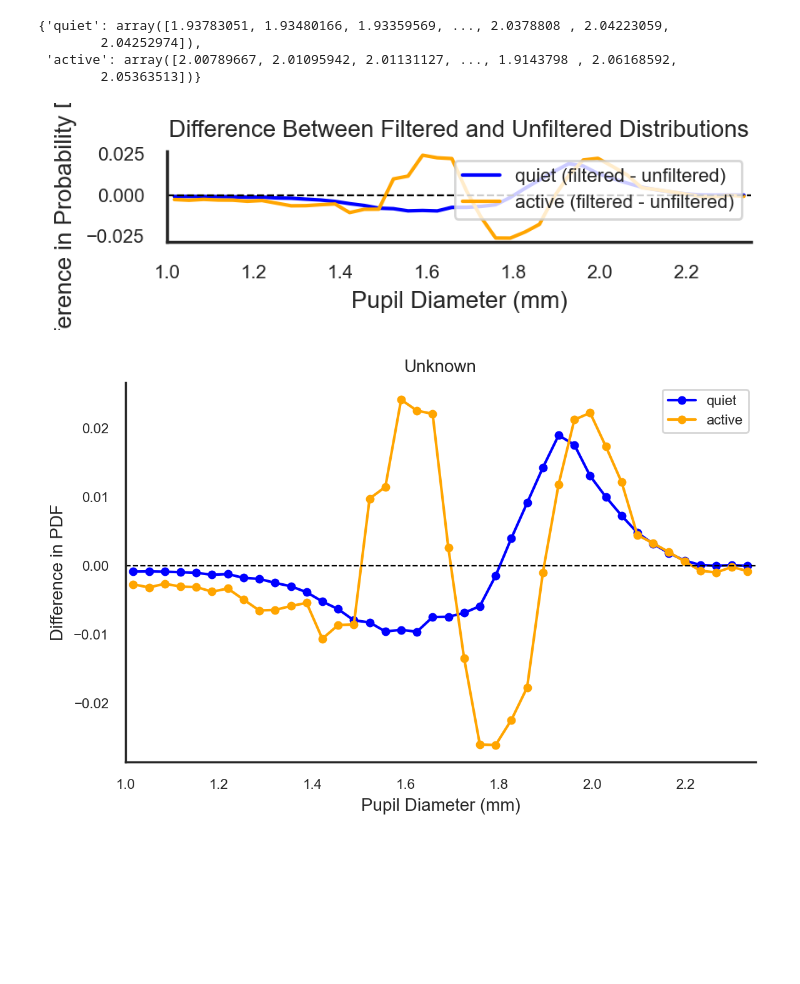
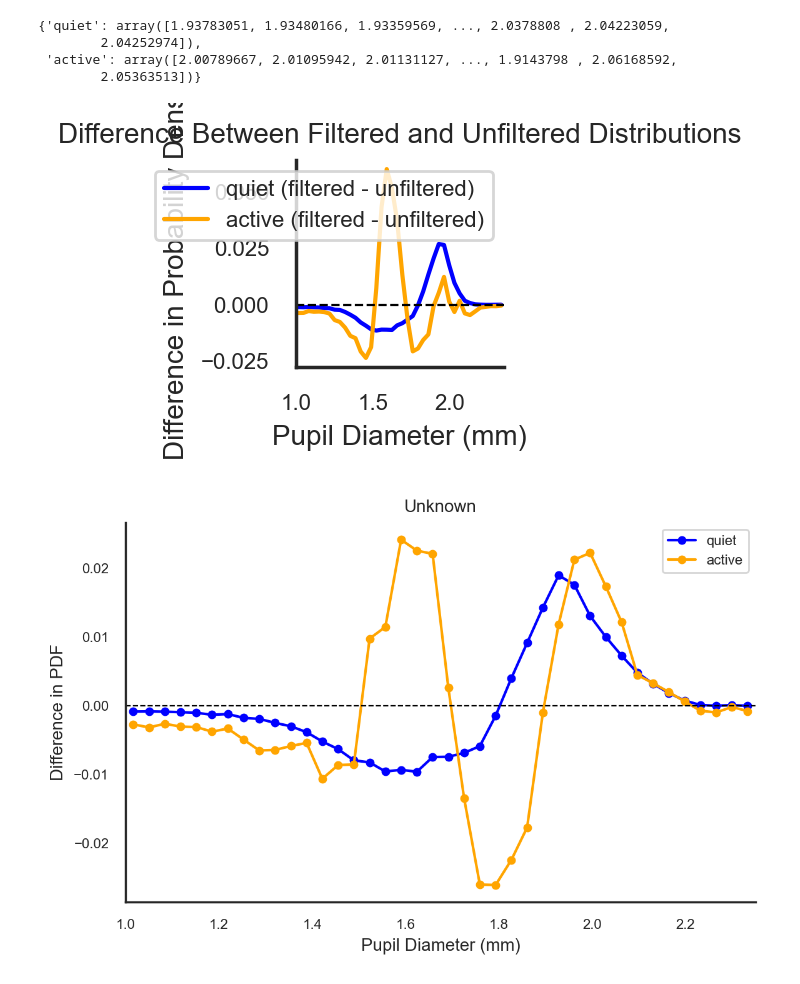
Before and after one commit to neural-electrophysiology-tool-team/Eye-Tracking-Tools, a Jupyter notebook: clean_notebooks/pupil_diameter_state_clean.ipynb, the cells around one changed output. Drawn from its saved outputs; the diff is of its cells as text; code cells hidden in the pictures; blank space fills up the shorter version.

```diff
--- a/clean_notebooks/pupil_diameter_state_clean.ipynb
+++ b/clean_notebooks/pupil_diameter_state_clean.ipynb
@@ -613,0 +628,7 @@ PV_62  active    4000.0    11000.0
+# %%
+for i, block in enumerate(block_collection):
+    try:
+        hi = block.behavior_state.iloc[0]
+        #print(hi)
+    except Exception:
+        print('hi',i)
@@ -613,0 +971,31 @@ PV_62  active    4000.0    11000.0
+# %%
+# Choose the relevant blocks (e.g., all PV_62 except block 038)
+animal = 'PV_62'
+keys = [k for k in block_dict.keys() if (animal in k and '038' not in k)]
+blocks = [block_dict[k] for k in keys]
+
+# 1) Extract one value per annotated epoch per eye (robust to autocorrelation)
+tidy = collect_pupil_by_state(
+    block_collection,
+    states=("quiet","active"),
+    sample_strategy="epoch_median",   # safest default
+    min_epoch_ms=1000.0               # ignore <1 s epochs (tweak if needed)
+)
+
+# 2) Run permutation with within-strata shuffles
+res = monte_carlo_label_shuffle(
+    tidy,
+    state1="quiet",
+    state2="active",
+    stat="median_diff",               # "mean_diff","median_diff","cliffs_delta","ks"
+    n_permutations=20000,             # increase if you want tighter p-value granularity
+    strata_cols=("animal","block","eye"),
+    random_state=123
+)
+
+print(f"=== Monte-Carlo (epoch medians, stratified) ===")
+print(f"Statistic ({res.stat_name}): {res.observed_stat:.4g}")
+print(f"P-value (two-sided):        {res.p_value:.4g}")
+print(f"Cliff's δ (effect size):    {res.effect_cliffs_delta:.4g}")
+print(f"KS statistic (diagnostic):  {res.ks_statistic:.4g}")
+print(f"Samples: {res.n_state1} (quiet) vs {res.n_state2} (active)")
@@ -1074,35 +4158,35 @@ def plot_difference_between_filtered_unfiltered(block_collection, export_path=No
                 color=color_map.get(annotation, 'gray'),
                 label=f"{annotation} (filtered - unfiltered)")
 
     ax.axhline(0, color='black', linestyle='--', linewidth=0.8)
     ax.set_xlabel('Pupil Diameter (mm)', fontsize=10)
     ax.set_ylabel('Difference in Probability Density', fontsize=10)
     ax.set_title('Difference Between Filtered and Unfiltered Distributions', fontsize=10)
     ax.tick_params(axis='both', labelsize=8)
     ax.spines['right'].set_visible(False)
     ax.spines['top'].set_visible(False)
     ax.set_xlim(x_range)
     ax.legend(loc='upper right', fontsize=8)
 
     plt.tight_layout()
 
     # Export the figure if an export path is provided
     if export_path is not None:
         timestamp = datetime.datetime.now().strftime("%Y_%m_%d_%H_%M_%S")
         full_export_path = os.path.join(export_path, f"pupil_diameter_diff_{timestamp}")
         os.makedirs(full_export_path, exist_ok=True)
         file_path = os.path.join(full_export_path, "pupil_diameter_diff.pdf")
         fig.savefig(file_path, format='pdf', bbox_inches='tight', dpi=300)
         print(f"Exported plot to: {file_path}")
 
     plt.show()
 
 
 plot_difference_between_filtered_unfiltered(block_collection,
                                             export_path=None,
-                                            figsize=(4.4, 1.5))
+                                            figsize=(2, 2))
 # %% [output]
-[figure, old version]
+[figure, new version]
 # %%
 import numpy as np
 import matplotlib.pyplot as plt
```
Also changed, not shown: parts of 38 cells of this notebook, 19 other files.
